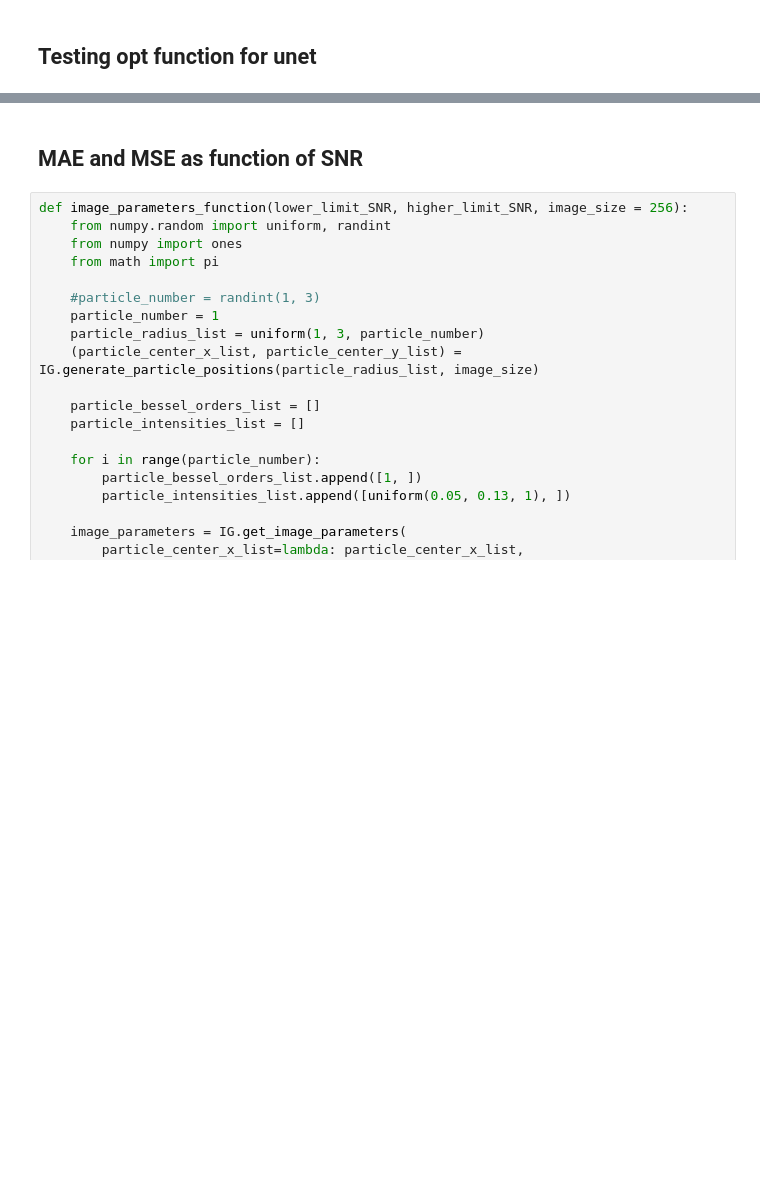
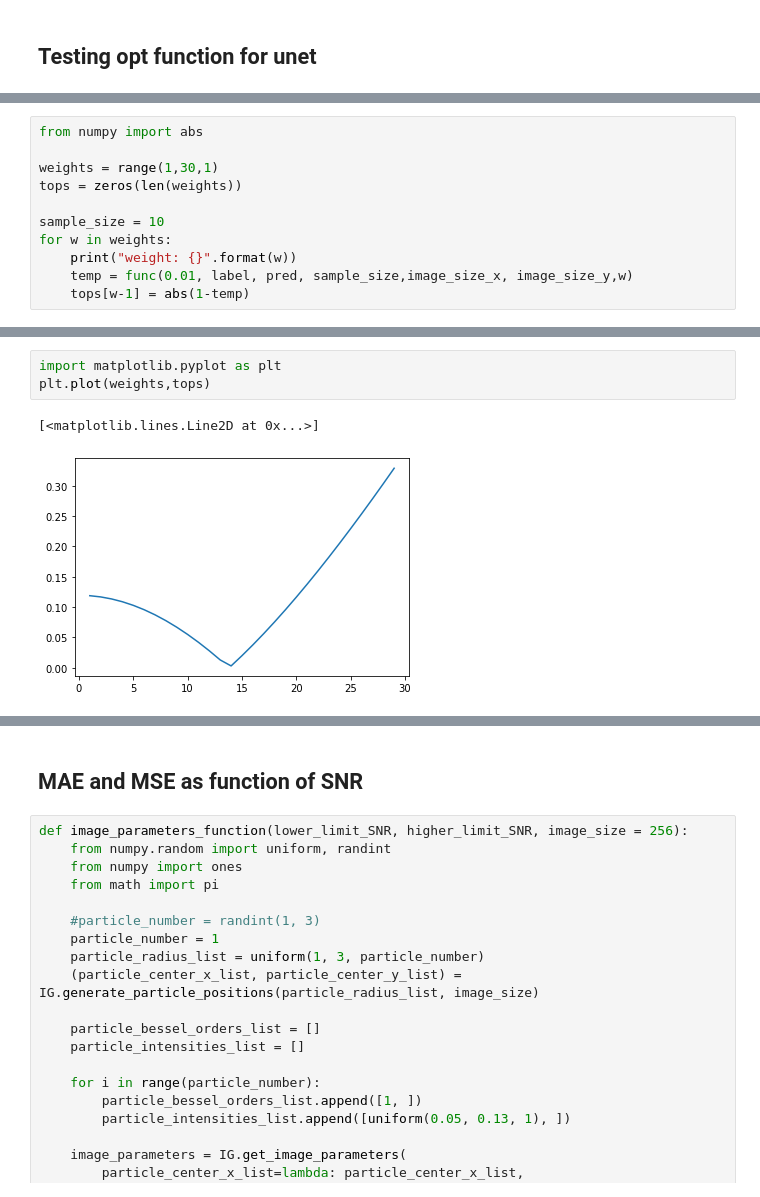
Before and after one commit to FredrikMeisingseth/DeepTrack, a Jupyter notebook: DeepTrack 1.0/Optimize DT parameters.ipynb, the cells around one changed output, grey strips where cells are left out. Saved outputs shown, nothing was run; the diff lists cells and outputs as text; blank space fills up the shorter version.

```diff
--- a/DeepTrack 1.0/Optimize DT parameters.ipynb
+++ b/DeepTrack 1.0/Optimize DT parameters.ipynb
@@ -421,0 +339,11 @@ Function call stack:
+# %%
+from numpy import abs
+
+weights = range(1,30,1)
+tops = zeros(len(weights))
+
+sample_size = 10
+for w in weights:
+    print("weight: {}".format(w))
+    temp = func(0.01, label, pred, sample_size,image_size_x, image_size_y,w)
+    tops[w-1] = abs(1-temp)
@@ -421,0 +368,6 @@ Function call stack:
+# %%
+import matplotlib.pyplot as plt
+plt.plot(weights,tops)
+# %% [output]
+[<matplotlib.lines.Line2D at 0x...>]
+[figure, added]
```
Also changed, not shown: parts of 17 cells of this notebook, 2 other files.
